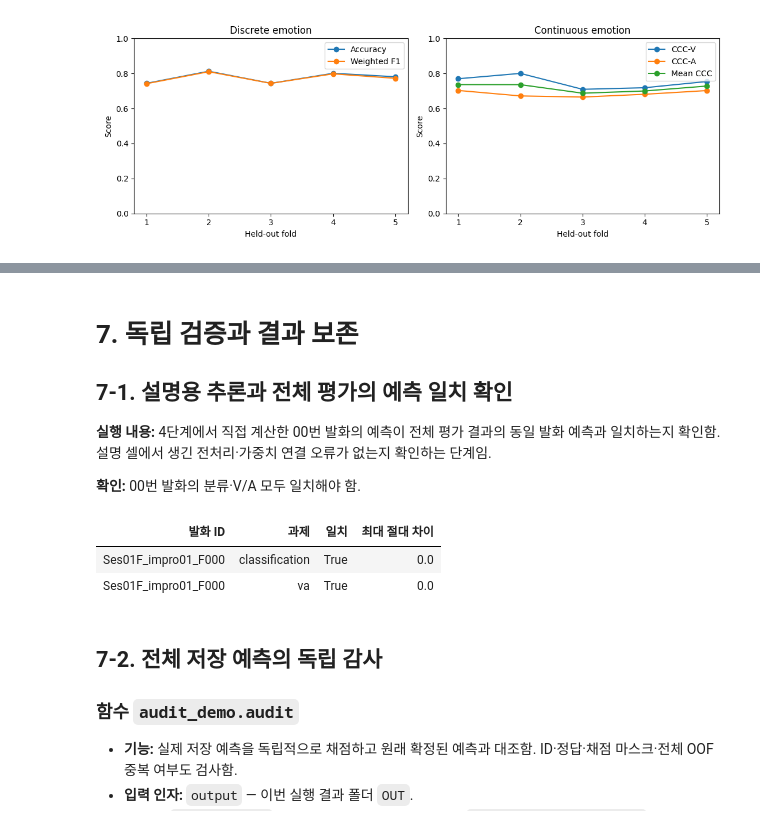
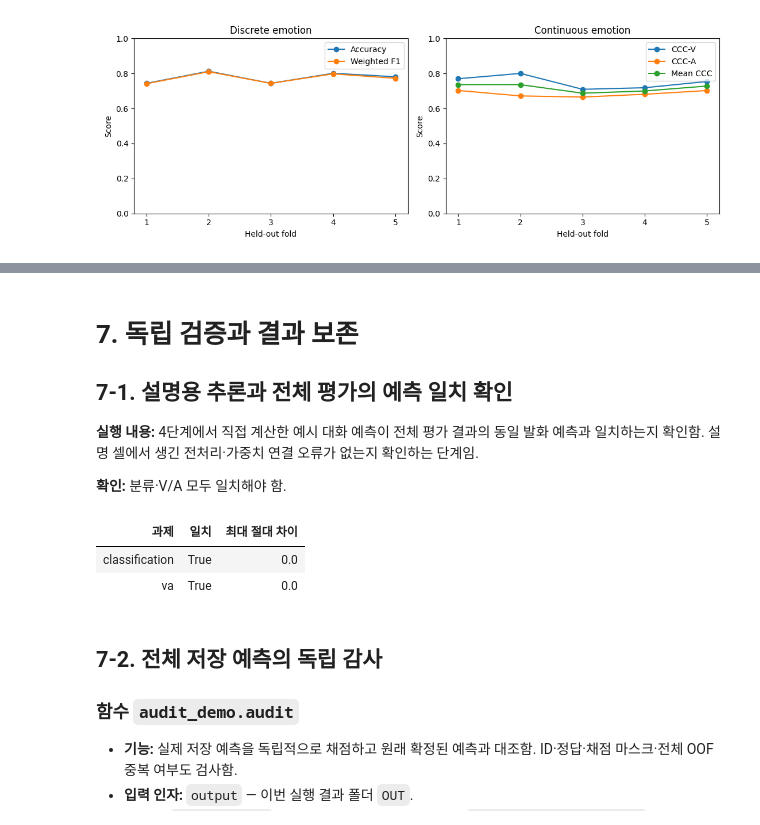
Before and after one commit to LeeJY-KW/IEMOCAP_Official_Demo, a Jupyter notebook: IEMOCAP_Official_Demo/results/notebook_preprocessing00_20261111/현장시연_실행완료.ipynb, the cells around one changed output, grey strips where cells are left out. Saved outputs shown, nothing was run; the diff lists cells and outputs as text; code cells hidden in the pictures.

```diff
--- a/IEMOCAP_Official_Demo/results/notebook_example00_20261111/현장시연_실행완료.ipynb
+++ b/IEMOCAP_Official_Demo/results/notebook_preprocessing00_20261111/현장시연_실행완료.ipynb
@@ -1266,31 +1303,30 @@ display(Image(filename=str(FIGURES / "example_va.png")))
 # 7. 독립 검증과 결과 보존
 ## 7-1. 설명용 추론과 전체 평가의 예측 일치 확인
 
-**실행 내용:** 4단계에서 직접 계산한 00번 발화의 예측이 전체 평가 결과의 동일 발화 예측과 일치하는지 확인함.
+**실행 내용:** 4단계에서 직접 계산한 예시 대화 예측이 전체 평가 결과의 동일 발화 예측과 일치하는지 확인함.
 설명 셀에서 생긴 전처리·가중치 연결 오류가 없는지 확인하는 단계임.
 
-**확인:** 00번 발화의 분류·V/A 모두 일치해야 함.
+**확인:** 분류·V/A 모두 일치해야 함.
 # %%
 # 7-1. 설명용 함수와 전체 평가가 같은 모델·전처리를 사용했는지 검사함.
 # 전체 폴드 결과에서 예시 발화 ID를 찾아 원래 예시 순서로 예측을 맞춤.
 example_check = {}
 for task, example_prediction in [("classification", example_class_predictions), ("va", example_va_predictions)]:
     with np.load(OUT / f"{task}_fold{EXAMPLE_FOLD}.npz", allow_pickle=False) as data:
         lookup = {uid: i for i, uid in enumerate(data["ids"])}
-        positions = [lookup[EXAMPLE_UTTERANCE_ID]]
-        example_prediction = example_prediction[[EXAMPLE_INDEX]]
+        positions = [lookup[uid] for uid in example_ids]
         full_prediction = data["predictions"][positions]
         difference = float(np.abs(full_prediction - example_prediction).max())
         # 예시 함수와 전체 평가의 동일 실행 조건을 비교하므로 절대 오차 1e-6, 상대 오차 0을 적용함.
         assert np.allclose(full_prediction, example_prediction, atol=1e-6, rtol=0)
         example_check[task] = {"passed": True, "max_abs_difference": difference}
-show_table([{"발화 ID": EXAMPLE_UTTERANCE_ID, "과제": task, "일치": value["passed"], "최대 절대 차이": value["max_abs_difference"]} for task, value in example_check.items()])
+show_table([{"과제": task, "일치": value["passed"], "최대 절대 차이": value["max_abs_difference"]} for task, value in example_check.items()])
 # 표시 결과와 함께 실제 최대 차이를 검증 기록으로 남김.
 demo.write(OUT / "notebook_example_audit.json", example_check)
 # %% [output]
-| 발화 ID | 과제 | 일치 | 최대 절대 차이 |
-| Ses01F_impro01_F000 | classification | True | 0.0 |
-| Ses01F_impro01_F000 | va | True | 0.0 |
+| 과제 | 일치 | 최대 절대 차이 |
+| classification | True | 0.0 |
+| va | True | 0.0 |
 # %% [markdown]
 ## 7-2. 전체 저장 예측의 독립 감사
 
```
Also changed, not shown: parts of 19 cells of this notebook, 41 other files.
